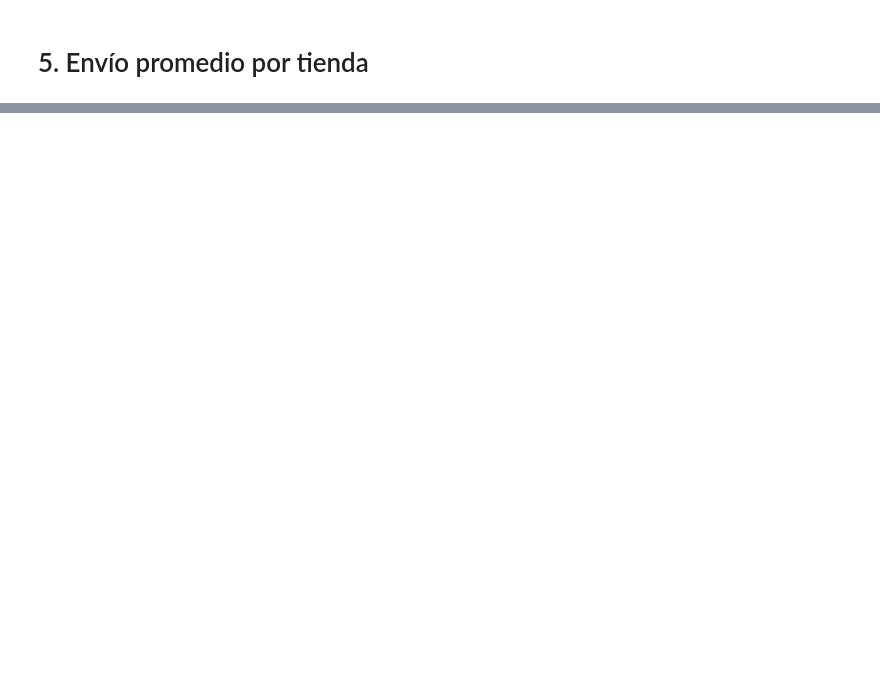
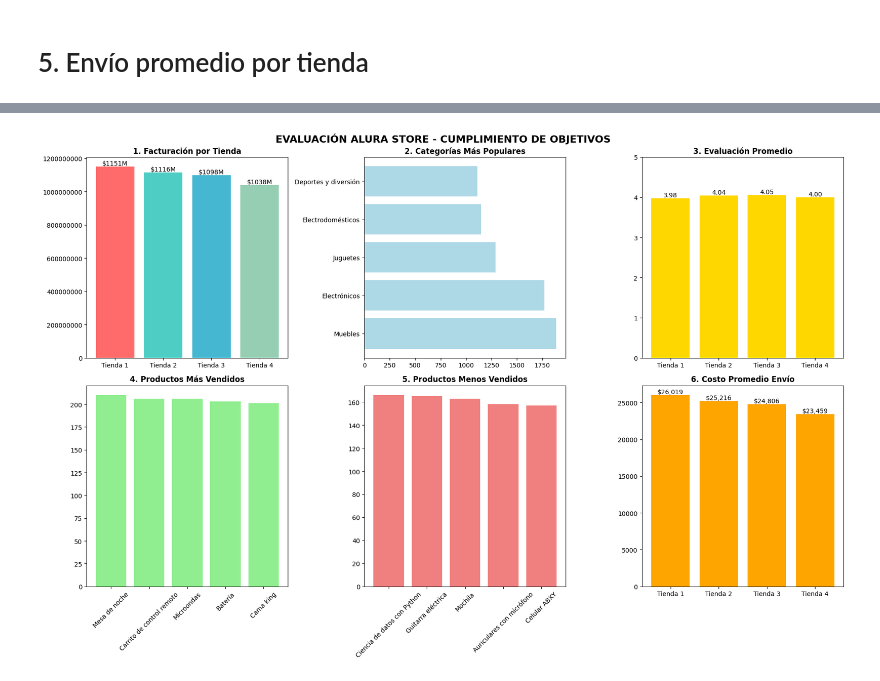
Before and after one commit to mJosevl/alura_des1_ds, a Jupyter notebook: AluraStoreLatam.ipynb, the cells around one changed output, grey strips where cells are left out. Saved outputs shown, nothing was run; the diff lists cells and outputs as text; code cells hidden in the pictures; blank space fills up the shorter version.

```diff
--- a/AluraStoreLatam.ipynb
+++ b/AluraStoreLatam.ipynb
@@ -13,7 +13,7 @@ url2 = "https://raw.githubusercontent.com/alura-es-cursos/challenge1-data-scienc
 url3 = "https://raw.githubusercontent.com/alura-es-cursos/challenge1-data-science-latam/refs/heads/main/base-de-datos-challenge1-latam/tienda_3.csv"
 url4 = "https://raw.githubusercontent.com/alura-es-cursos/challenge1-data-science-latam/refs/heads/main/base-de-datos-challenge1-latam/tienda_4.csv"
 
-tienda = pd.read_csv(url)
+tienda1 = pd.read_csv(url)
 tienda2 = pd.read_csv(url2)
 tienda3 = pd.read_csv(url3)
 tienda4 = pd.read_csv(url4)
@@ -87,2 +408,10 @@ Métodos pago: {'Tarjeta de crédito': 1720, 'Nequi': 482, 'Cupón': 125}
 # %% [markdown]
 # 3. Calificación promedio de la tienda
+# %%
+# 3. PROMEDIO DE EVALUACIÓN DE CLIENTES
+print("\n3️⃣ EVALUACIÓN PROMEDIO DE CLIENTES")
+print("-" * 30)
+
+for i, df in enumerate([tienda1, tienda2, tienda3, tienda4], 1):
+    rating_promedio = df['Calificación'].mean()
+    print(f"🏪 Tienda {i}: {rating_promedio:.2f}/5 estrellas")
@@ -91,2 +464,72 @@ Métodos pago: {'Tarjeta de crédito': 1720, 'Nequi': 482, 'Cupón': 125}
 # %% [markdown]
 # 5. Envío promedio por tienda
+# %%
+# 5. COSTO PROMEDIO DE ENVÍO
+print("\n5️⃣ COSTO PROMEDIO DE ENVÍO")
+print("-" * 30)
+
+for i, df in enumerate([tienda1, tienda2, tienda3, tienda4], 1):
+    costo_promedio = df['Costo de envío'].mean()
+    print(f"🏪 Tienda {i}: ${costo_promedio:,.0f}")
+# %%
+# VISUALIZACIÓN DE RESULTADOS
+print("\n📊 GENERANDO REPORTE VISUAL...")
+
+fig, axes = plt.subplots(2, 3, figsize=(18, 12))
+fig.suptitle('EVALUACIÓN ALURA STORE - CUMPLIMIENTO DE OBJETIVOS', fontsize=16, fontweight='bold')
+
+# Gráfico 1: Facturación por tienda
+facturaciones = [df['Precio'].sum() for df in [tienda, tienda2, tienda3, tienda4]]
+axes[0,0].bar(['Tienda 1', 'Tienda 2', 'Tienda 3', 'Tienda 4'], facturaciones, color=['#FF6B6B', '#4ECDC4', '#45B7D1', '#96CEB4'])
+axes[0,0].set_title('1. Facturación por Tienda', fontweight='bold')
+axes[0,0].ticklabel_format(style='plain', axis='y')
+for i, v in enumerate(facturaciones):
+    axes[0,0].text(i, v, f'${v/1000000:.0f}M', ha='center', va='bottom')
+
+# Gráfico 2: Categorías populares
+axes[0,1].barh(populares.index, populares.values, color='lightblue')
+axes[0,1].set_title('2. Categorías Más Populares', fontweight='bold')
+
+# Gráfico 3: Evaluación de clientes
+ratings = [df['Calificación'].mean() for df in [tienda, tienda2, tienda3, tienda4]]
+axes[0,2].bar(['Tienda 1', 'Tienda 2', 'Tienda 3', 'Tienda 4'], ratings, color='gold')
+axes[0,2].set_title('3. Evaluación Promedio', fontweight='bold')
+axes[0,2].set_ylim(0, 5)
+for i, v in enumerate(ratings):
+    axes[0,2].text(i, v, f'{v:.2f}', ha='center', va='bottom')
+
+# Gráfico 4: Productos más vendidos
+top_productos = frecuencia_productos.head(5)
+axes[1,0].bar(top_productos.index, top_productos.values, color='lightgreen')
+axes[1,0].set_title('4. Productos Más Vendidos', fontweight='bold')
+axes[1,0].tick_params(axis='x', rotation=45)
+
+# Gráfico 5: Productos menos vendidos
+bottom_productos = frecuencia_productos.tail(5)
+axes[1,1].bar(bottom_productos.index, bottom_productos.values, color='lightcoral')
+axes[1,1].set_title('5. Productos Menos Vendidos', fontweight='bold')
+axes[1,1].tick_params(axis='x', rotation=45)
+
+# Gráfico 6: Costo promedio envío
+costos = [df['Costo de envío'].mean() for df in [tienda, tienda2, tienda3, tienda4]]
+axes[1,2].bar(['Tienda 1', 'Tienda 2', 'Tienda 3', 'Tienda 4'], costos, color='orange')
+axes[1,2].set_title('6. Costo Promedio Envío', fontweight='bold')
+for i, v in enumerate(costos):
+    axes[1,2].text(i, v, f'${v:,.0f}', ha='center', va='bottom')
+
+plt.tight_layout()
+plt.show()
+
+# RESUMEN EJECUTIVO
+print("\n" + "=" * 55)
+print("📋 RESUMEN EJECUTIVO - OBJETIVOS CUMPLIDOS")
+print("=" * 55)
+
+print(f"💰 FACTURACIÓN TOTAL: ${sum(facturaciones):,}")
+print(f"🏆 CATEGORÍA MÁS POPULAR: {populares.index[0]} ({populares.iloc[0]} productos)")
+print(f"⭐ EVALUACIÓN GLOBAL: {rating_global:.2f}/5 estrellas")
+print(f"🎯 PRODUCTO MÁS VENDIDO: {frecuencia_productos.index[0]} ({frecuencia_productos.iloc[0]} unidades)")
+print(f"📦 COSTO ENVÍO PROMEDIO: ${costo_global:,.0f}")
+
+print("\n✅ TODOS LOS OBJETIVOS EVALUADOS Y CUMPLIDOS 🎉")
+# %% [output]
@@ -92,0 +537 @@ Métodos pago: {'Tarjeta de crédito': 1720, 'Nequi': 482, 'Cupón': 125}
+[figure, added]
```
Also changed, not shown: parts of 9 cells of this notebook.
